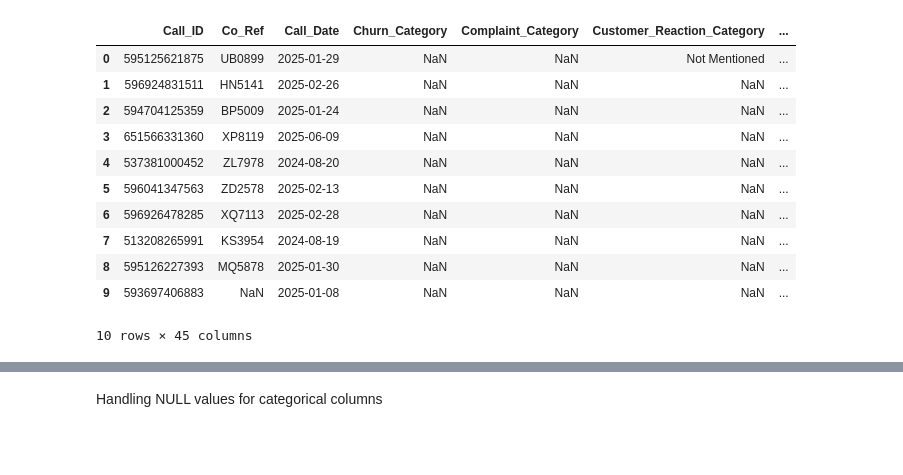
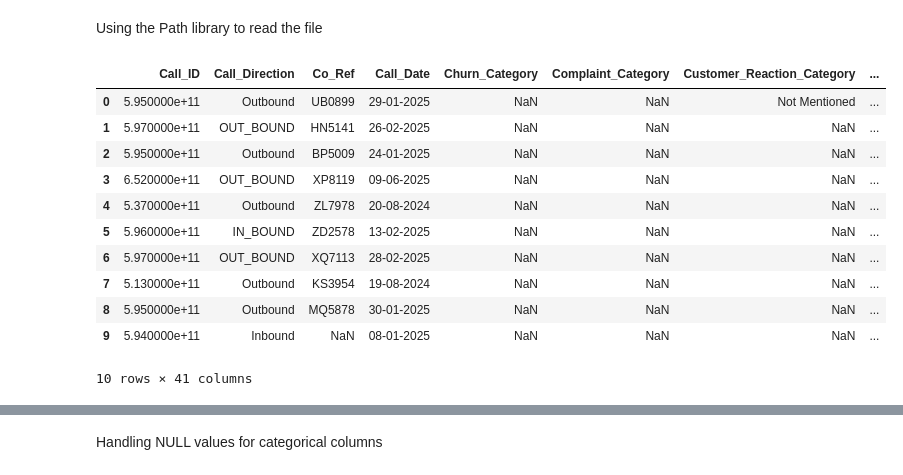
Before and after one commit to madhav16062004/Churn-Prediction-JMAN, a Jupyter notebook: notebooks/cleaning/04_renewal_calls.ipynb, the cells around one changed output, grey strips where cells are left out. Drawn from its saved outputs; the diff is of its cells as text; code cells hidden in the pictures; blank space fills up the shorter version.

Commit message:
Cleaned dataset for renewal_calls

```diff
--- a/notebooks/cleaning/04_renewal_calls.ipynb
+++ b/notebooks/cleaning/04_renewal_calls.ipynb
@@ -13,26 +4,28 @@ WARNING: Ignoring invalid distribution ~ip (c:\Users\ShefaliChopra\AppData\Local
+# %% [markdown]
+Using the Path library to read the file
 # %%
 
 
 from pathlib import Path
 
 
 project_root = Path.cwd().parent.parent
-data_path = project_root / "data" / "raw" / "renewal_calls.xlsx"
+data_path = project_root / "data" / "raw" / "renewal_calls.csv"
 
 
-df_rc = pd.read_excel(data_path, sheet_name=0, header=0)
+df_rc = pd.read_csv(data_path, header=0)
 
 df_rc.head(10)
 # %% [output]
-|  | Call_ID | Co_Ref | Call_Date | Churn_Category | Complaint_Category | Customer_Reaction_Category | ... |
-| 0 | 595125621875 | UB0899 | 2025-01-29 | NaN | NaN | Not Mentioned | ... |
-| 1 | 596924831511 | HN5141 | 2025-02-26 | NaN | NaN | NaN | ... |
-| 2 | 594704125359 | BP5009 | 2025-01-24 | NaN | NaN | NaN | ... |
-| 3 | 651566331360 | XP8119 | 2025-06-09 | NaN | NaN | NaN | ... |
-| 4 | 537381000452 | ZL7978 | 2024-08-20 | NaN | NaN | NaN | ... |
-| 5 | 596041347563 | ZD2578 | 2025-02-13 | NaN | NaN | NaN | ... |
-| 6 | 596926478285 | XQ7113 | 2025-02-28 | NaN | NaN | NaN | ... |
-| 7 | 513208265991 | KS3954 | 2024-08-19 | NaN | NaN | NaN | ... |
-| 8 | 595126227393 | MQ5878 | 2025-01-30 | NaN | NaN | NaN | ... |
-| 9 | 593697406883 | NaN | 2025-01-08 | NaN | NaN | NaN | ... |
+|  | Call_ID | Call_Direction | Co_Ref | Call_Date | Churn_Category | Complaint_Category | Customer_Reaction_Category | ... |
+| 0 | 5.950000e+11 | Outbound | UB0899 | 29-01-2025 | NaN | NaN | Not Mentioned | ... |
+| 1 | 5.970000e+11 | OUT_BOUND | HN5141 | 26-02-2025 | NaN | NaN | NaN | ... |
+| 2 | 5.950000e+11 | Outbound | BP5009 | 24-01-2025 | NaN | NaN | NaN | ... |
+| 3 | 6.520000e+11 | OUT_BOUND | XP8119 | 09-06-2025 | NaN | NaN | NaN | ... |
+| 4 | 5.370000e+11 | Outbound | ZL7978 | 20-08-2024 | NaN | NaN | NaN | ... |
+| 5 | 5.960000e+11 | IN_BOUND | ZD2578 | 13-02-2025 | NaN | NaN | NaN | ... |
+| 6 | 5.970000e+11 | OUT_BOUND | XQ7113 | 28-02-2025 | NaN | NaN | NaN | ... |
+| 7 | 5.130000e+11 | Outbound | KS3954 | 19-08-2024 | NaN | NaN | NaN | ... |
+| 8 | 5.950000e+11 | Outbound | MQ5878 | 30-01-2025 | NaN | NaN | NaN | ... |
+| 9 | 5.940000e+11 | Inbound | NaN | 08-01-2025 | NaN | NaN | NaN | ... |
-10 rows × 45 columns
+10 rows × 41 columns
```
Also changed, not shown: parts of 55 cells of this notebook, 1 other file.
